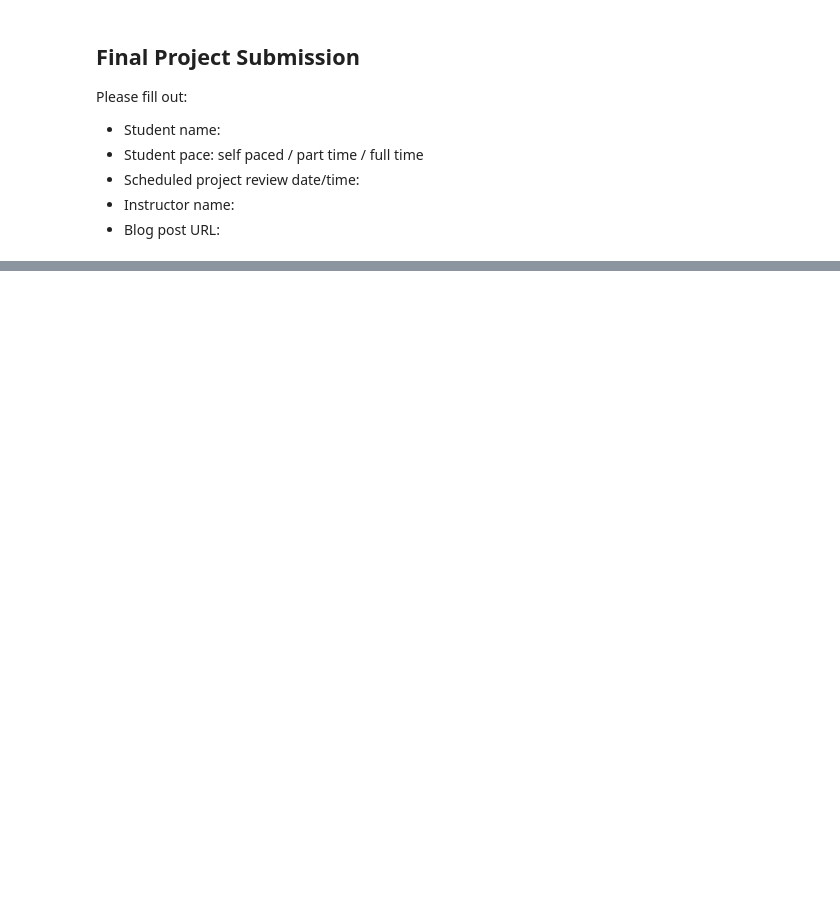
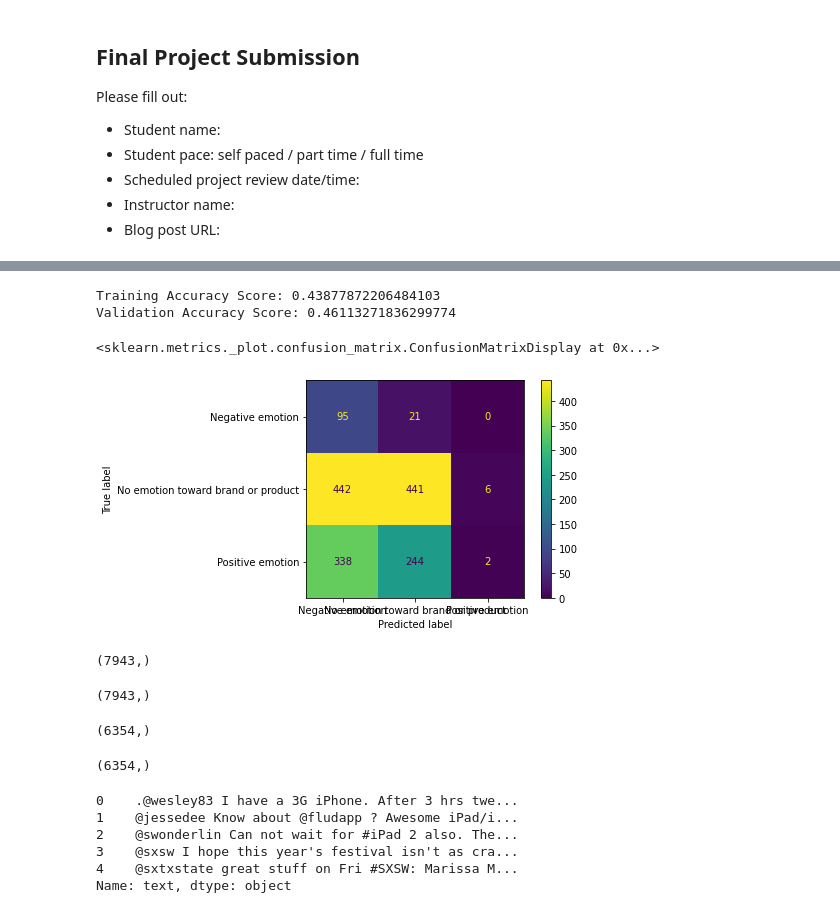
Before and after one commit to jswec/Phase4, a Jupyter notebook: Albert.ipynb, the cells around one changed output, grey strips where cells are left out. Cells and saved outputs as stored; diff of their text form; code cells hidden in the pictures; blank space fills up the shorter version.

```diff
--- a/Albert.ipynb
+++ b/Albert.ipynb
@@ -104,4 +252,2 @@ data['company'] = data['emotion']
-# %%
-data['company'] = data['company'].replace(apple, 'Apple')
 # %%
-data['company'] = data['company'].replace(google, 'Google')
+data[data['device_type']=='Google']['emotion'].value_counts()
@@ -114,3 +267,8 @@ Name: company, dtype: float64
+# %%
+### Creating an 'emphasis' column that scores how many exclamation points, question marks, and capital letters are in the text
+
+data['emphasis'] = data['text'].apply(lambda x: sum([1 for char in x if char in ['!', '?']])) + \
+                 data['text'].apply(lambda x: sum([1 for char in x if char.isupper()]))
 # %%
 data
 # %% [output]
@@ -170,0 +333,11 @@ AttributeError: 'DataFrame' object has no attribute 'desc'
+# %%
+### Performing a train test split on the data, only including the 'text' and 'emotion' columns
+
+X1 = data['text']
+y1 = data['emotion']
+
+### Adding the tokenizer to the 'text' column in the X features
+
+X_train_1, X_test_1, y_train_1, y_test_1 = train_test_split(X1, y1, test_size=0.2, random_state=1337)
+
+X_train_1 = X_train_1.apply(clean_text)
@@ -170,0 +359,54 @@ AttributeError: 'DataFrame' object has no attribute 'desc'
+# %%
+### Creating an imbpalance-learn pipeline that uses SMOTE to oversample the minority classes and then uses a Decision Tree to predict the emotion of a tweet
+
+baseline = imbpipeline([
+    ('cvec', CountVectorizer(encoding = 'iso-8859-1', lowercase = False)),
+    ('smote', SMOTE(sampling_strategy='minority', random_state=1337)),
+    ('dt', DecisionTreeClassifier(random_state=1337, max_depth=5))
+])
+
+### Fitting the pipeline to the training data and printing the training and validation accuracy scores
+
+baseline.fit(X_train_1, y_train_1)
+print('Training Accuracy Score:', baseline.score(X_train_1, y_train_1))
+print('Validation Accuracy Score:', cross_val_score(baseline, X_train_1, y_train_1, cv=5).mean())
+
+### Import confusion_matrix and print the confusion matrix for the validation data
+
+from sklearn.metrics import confusion_matrix
+
+y_pred_1 = baseline.predict(X_test_1)
+cm = confusion_matrix(y_test_1, y_pred_1)
+disp = ConfusionMatrixDisplay(confusion_matrix=cm,
+                              display_labels=baseline.classes_)
+disp.plot()
+# %% [output]
+Training Accuracy Score: 0.43877872206484103
+Validation Accuracy Score: 0.46113271836299774
+<sklearn.metrics._plot.confusion_matrix.ConfusionMatrixDisplay at 0x...>
+[figure, added]
+# %%
+X1.shape
+# %% [output]
+(7943,)
+# %%
+y1.shape
+# %% [output]
+(7943,)
+# %%
+X_train_1.shape
+# %% [output]
+(6354,)
+# %%
+y_train_1.shape
+# %% [output]
+(6354,)
+# %%
+X1.head()
+# %% [output]
+0    .@wesley83 I have a 3G iPhone. After 3 hrs twe...
+1    @jessedee Know about @fludapp ? Awesome iPad/i...
+2    @swonderlin Can not wait for #iPad 2 also. The...
+3    @sxsw I hope this year's festival isn't as cra...
+4    @sxtxstate great stuff on Fri #SXSW: Marissa M...
+Name: text, dtype: object
```
Also changed, not shown: parts of 53 cells of this notebook.
